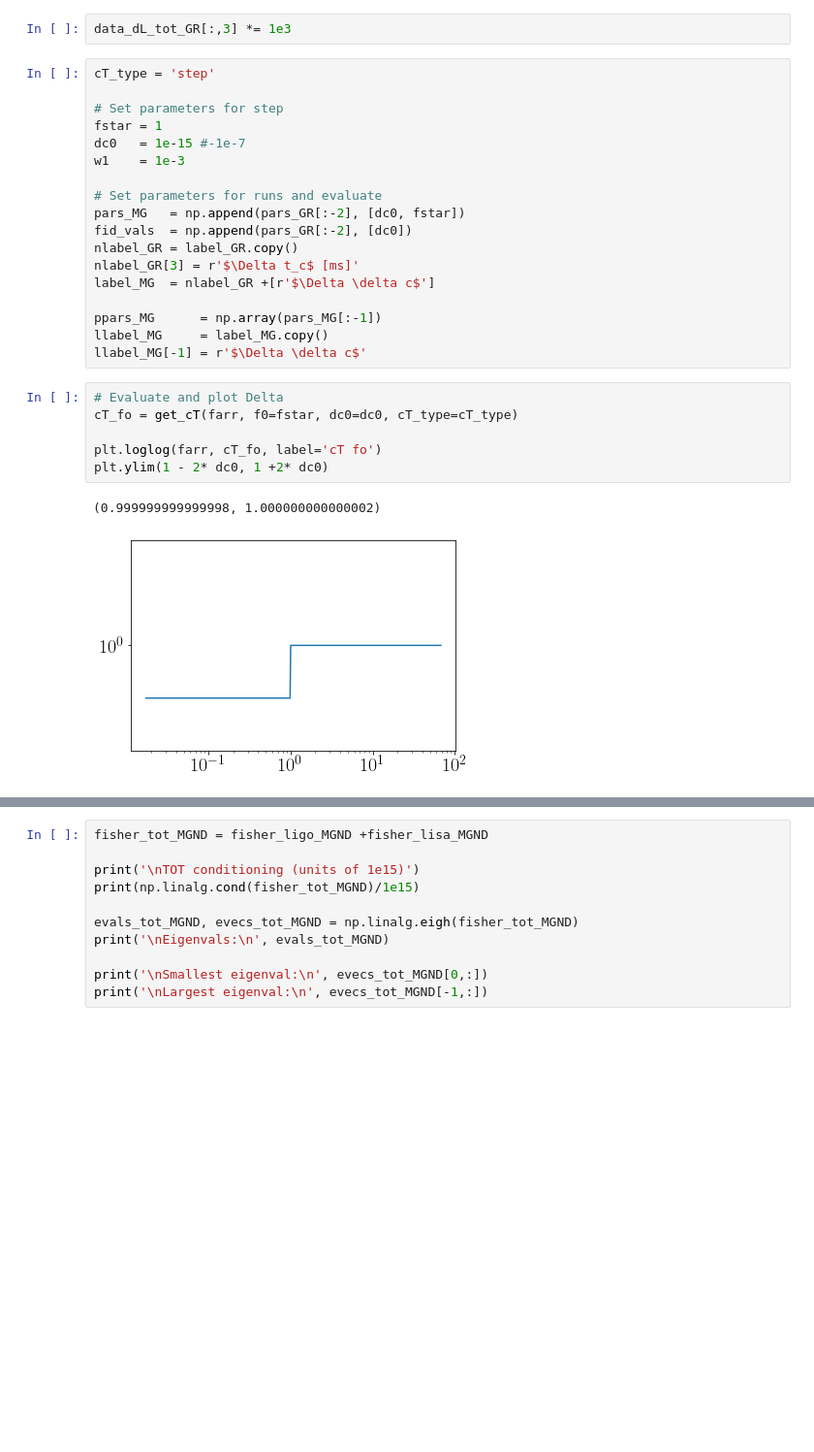
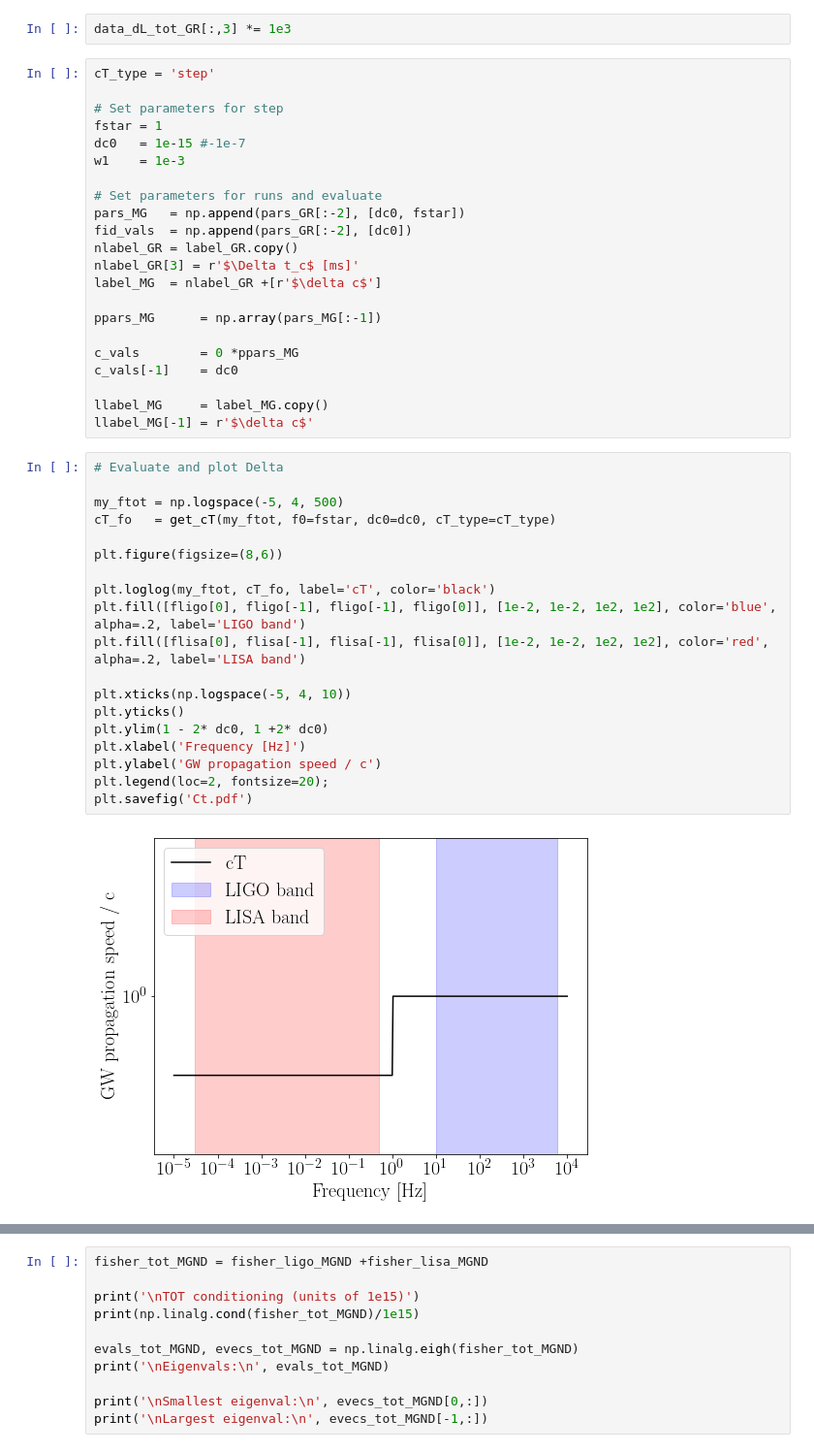
Before and after one commit to AnChenPhys/multiband_MG, a Jupyter notebook: code/New_version/new_version_simplified.ipynb, the cells around one changed output, grey strips where cells are left out. Shown: that part at 97% size. Saved outputs shown, nothing was run; the diff lists cells and outputs as text; blank space fills up the shorter version.

```diff
--- a/code/New_version/new_version_simplified.ipynb
+++ b/code/New_version/new_version_simplified.ipynb
@@ -343,20 +344,36 @@ pars_MG   = np.append(pars_GR[:-2], [dc0, fstar])
 fid_vals  = np.append(pars_GR[:-2], [dc0])
 nlabel_GR = label_GR.copy()
 nlabel_GR[3] = r'$\Delta t_c$ [ms]'
-label_MG  = nlabel_GR +[r'$\Delta \delta c$']
+label_MG  = nlabel_GR +[r'$\delta c$']
 
 ppars_MG      = np.array(pars_MG[:-1])
+
+c_vals        = 0 *ppars_MG
+c_vals[-1]    = dc0
+
 llabel_MG     = label_MG.copy()
-llabel_MG[-1] = r'$\Delta \delta c$'
+llabel_MG[-1] = r'$\delta c$'
-# %%
-# Evaluate and plot Delta
-cT_fo = get_cT(farr, f0=fstar, dc0=dc0, cT_type=cT_type)
-
-plt.loglog(farr, cT_fo, label='cT fo')
-plt.ylim(1 - 2* dc0, 1 +2* dc0)
-# %% [output]
-(0.999999999999998, 1.000000000000002)
-[figure, removed]
+# %%
+# Evaluate and plot Delta
+
+my_ftot = np.logspace(-5, 4, 500)
+cT_fo   = get_cT(my_ftot, f0=fstar, dc0=dc0, cT_type=cT_type)
+
+plt.figure(figsize=(8,6))
+
+plt.loglog(my_ftot, cT_fo, label='cT', color='black')
+plt.fill([fligo[0], fligo[-1], fligo[-1], fligo[0]], [1e-2, 1e-2, 1e2, 1e2], color='blue', alpha=.2, label='LIGO band')
+plt.fill([flisa[0], flisa[-1], flisa[-1], flisa[0]], [1e-2, 1e-2, 1e2, 1e2], color='red', alpha=.2, label='LISA band')
+
+plt.xticks(np.logspace(-5, 4, 10))
+plt.yticks()
+plt.ylim(1 - 2* dc0, 1 +2* dc0)
+plt.xlabel('Frequency [Hz]')
+plt.ylabel('GW propagation speed / c')
+plt.legend(loc=2, fontsize=20);
+plt.savefig('Ct.pdf')
+# %% [output]
+[figure, added]
 # %%
 ### LIGO
 h_Delta_ligo = h_Delta_inspiral(farr_ligo, pars_MG, cT_type=cT_type, dist_corr=False)
```
Also changed, not shown: parts of 21 cells of this notebook.
